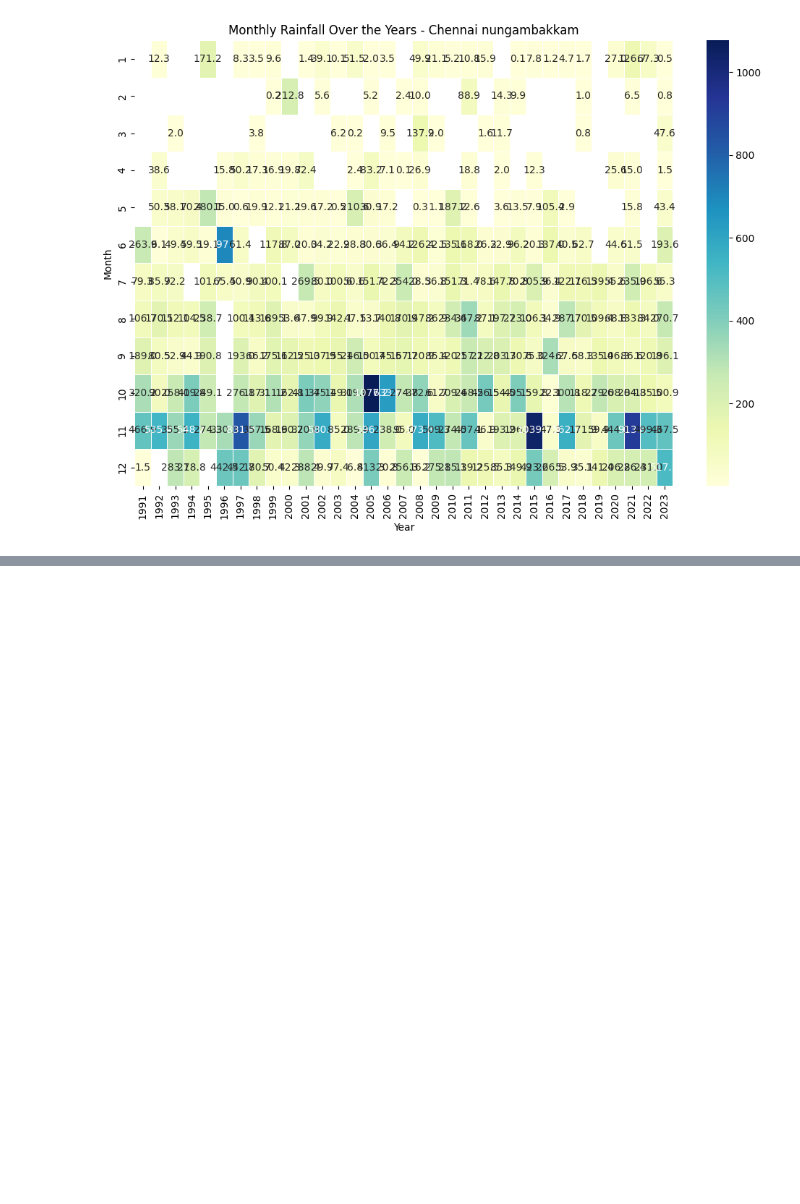
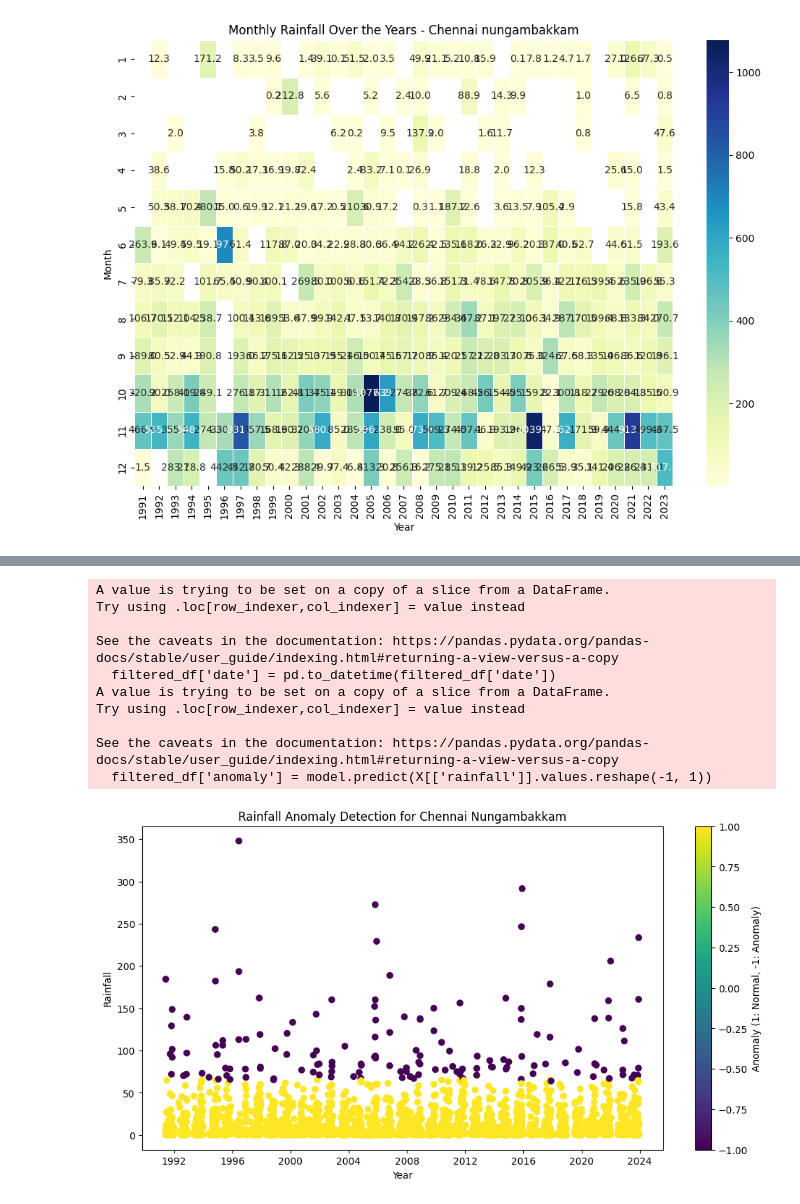
Before and after one commit to msathia/rainfallAnalysis, a Jupyter notebook: tn-rainfall-data-analysis.ipynb, the cells around one changed output, grey strips where cells are left out. Drawn from its saved outputs; the diff is of its cells as text; code cells hidden in the pictures; blank space fills up the shorter version.

```diff
--- a/tn-rainfall-data-analysis.ipynb
+++ b/tn-rainfall-data-analysis.ipynb
@@ -240,0 +322,46 @@ plt.show()
+# %%
+import pandas as pd
+import seaborn as sns
+import matplotlib.pyplot as plt
+from sklearn.ensemble import IsolationForest
+
+# Assuming you have a DataFrame named df
+# Replace 'YourStationName' with the actual station name you want to create a heatmap for
+station_name = 'Chennai nungambakkam'
+
+# Filter the DataFrame based on the specified station
+filtered_df = rainfall_data[rainfall_data['station'] == station_name]
+
+# Convert 'Timestamp' to datetime if not already done
+filtered_df['date'] = pd.to_datetime(filtered_df['date'])
+
+# Extract relevant features (you might need additional features)
+X = filtered_df[['date', 'rainfall']]
+
+# Train the Isolation Forest model
+model = IsolationForest(contamination=0.05, random_state=42)
+model.fit(X[['rainfall']].values.reshape(-1, 1))
+
+# Predict anomalies (outliers)
+filtered_df['anomaly'] = model.predict(X[['rainfall']].values.reshape(-1, 1))
+
+# Plot the rainfall data with anomalies highlighted
+plt.figure(figsize=(12, 6))
+plt.scatter(filtered_df['date'], filtered_df['rainfall'], c=filtered_df['anomaly'], cmap='viridis')
+plt.title('Rainfall Anomaly Detection for Chennai Nungambakkam')
+plt.xlabel('Year')
+plt.ylabel('Rainfall')
+plt.colorbar(label='Anomaly (1: Normal, -1: Anomaly)')
+plt.show()
+# %% [output]
+A value is trying to be set on a copy of a slice from a DataFrame.
+Try using .loc[row_indexer,col_indexer] = value instead
+
+See the caveats in the documentation: https://pandas.pydata.org/pandas-docs/stable/user_guide/indexing.html#returning-a-view-versus-a-copy
+  filtered_df['date'] = pd.to_datetime(filtered_df['date'])
+A value is trying to be set on a copy of a slice from a DataFrame.
+Try using .loc[row_indexer,col_indexer] = value instead
+
+See the caveats in the documentation: https://pandas.pydata.org/pandas-docs/stable/user_guide/indexing.html#returning-a-view-versus-a-copy
+  filtered_df['anomaly'] = model.predict(X[['rainfall']].values.reshape(-1, 1))
+[figure, added]
```
Also changed, not shown: parts of 3 cells of this notebook.
